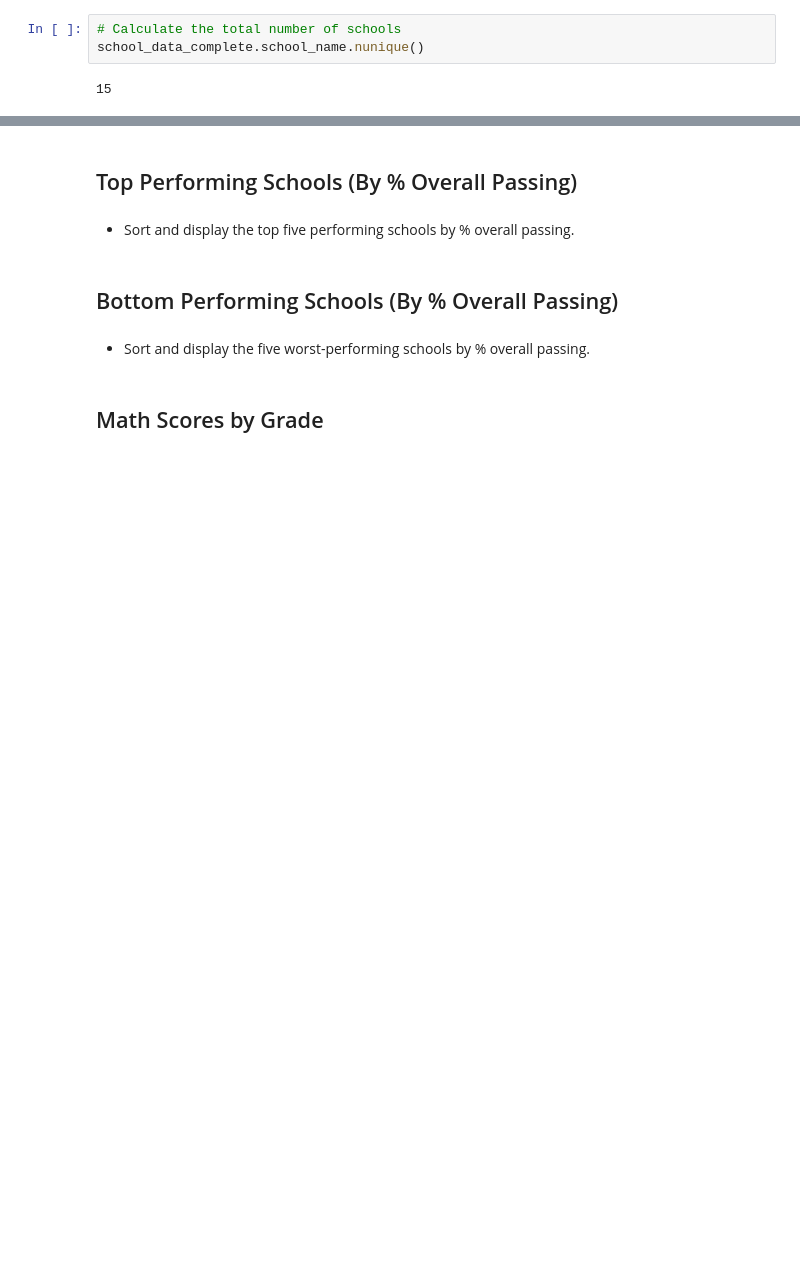
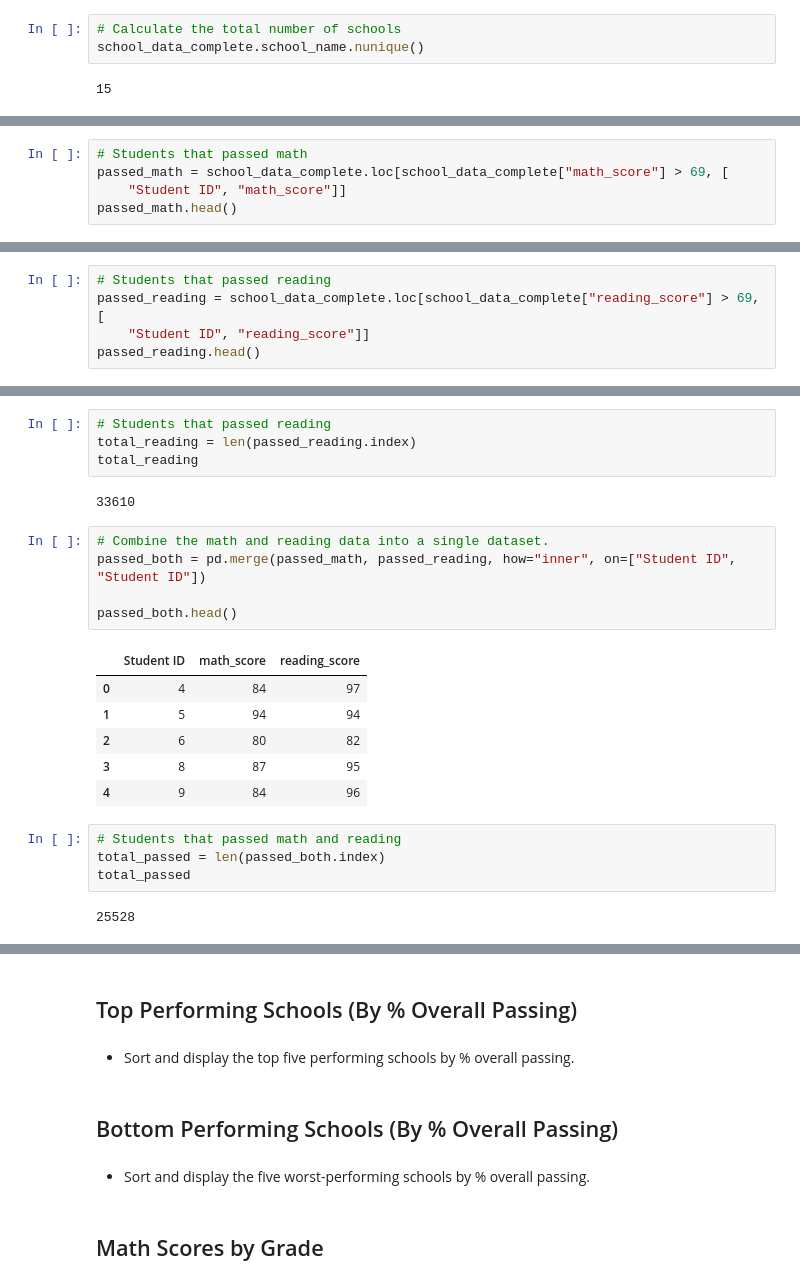
Before and after one commit to GGVittoria/pandas-challenge-original, a Jupyter notebook: PyCitySchools/PyCitySchools_JV.ipynb, the cells around one changed output, grey strips where cells are left out. Saved outputs shown, nothing was run; the diff lists cells and outputs as text; blank space fills up the shorter version.

```diff
--- a/PyCitySchools/PyCitySchools_JV.ipynb
+++ b/PyCitySchools/PyCitySchools_JV.ipynb
@@ -84,0 +138,5 @@ school_data_complete["reading_score"].mean()
+# %%
+# Students that passed math
+passed_math = school_data_complete.loc[school_data_complete["math_score"] > 69, [
+    "Student ID", "math_score"]]
+passed_math.head()
@@ -84,0 +156,5 @@ school_data_complete["reading_score"].mean()
+# %%
+# Students that passed reading
+passed_reading = school_data_complete.loc[school_data_complete["reading_score"] > 69, [
+    "Student ID", "reading_score"]]
+passed_reading.head()
@@ -84,0 +168,24 @@ school_data_complete["reading_score"].mean()
+# %%
+# Students that passed reading
+total_reading = len(passed_reading.index)
+total_reading
+# %% [output]
+33610
+# %%
+# Combine the math and reading data into a single dataset.
+passed_both = pd.merge(passed_math, passed_reading, how="inner", on=["Student ID", "Student ID"])
+
+passed_both.head()
+# %% [output]
+|  | Student ID | math_score | reading_score |
+| 0 | 4 | 84 | 97 |
+| 1 | 5 | 94 | 94 |
+| 2 | 6 | 80 | 82 |
+| 3 | 8 | 87 | 95 |
+| 4 | 9 | 84 | 96 |
+# %%
+# Students that passed math and reading
+total_passed = len(passed_both.index)
+total_passed
+# %% [output]
+25528
```
Also changed, not shown: parts of 16 cells of this notebook.
